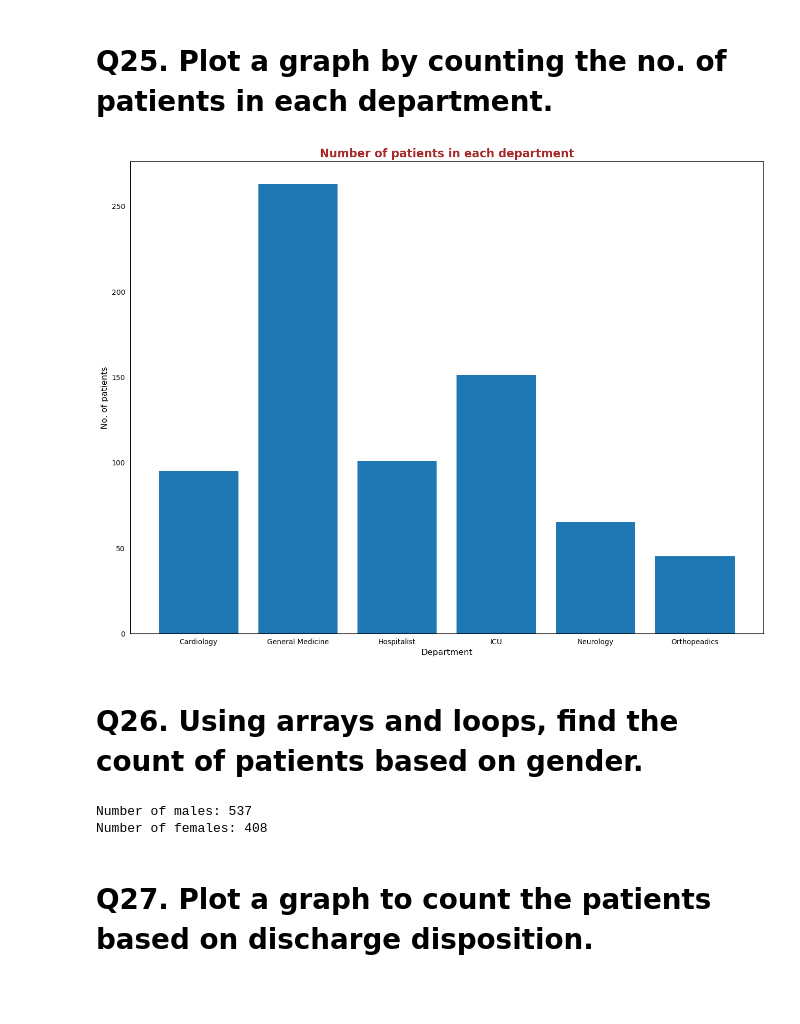
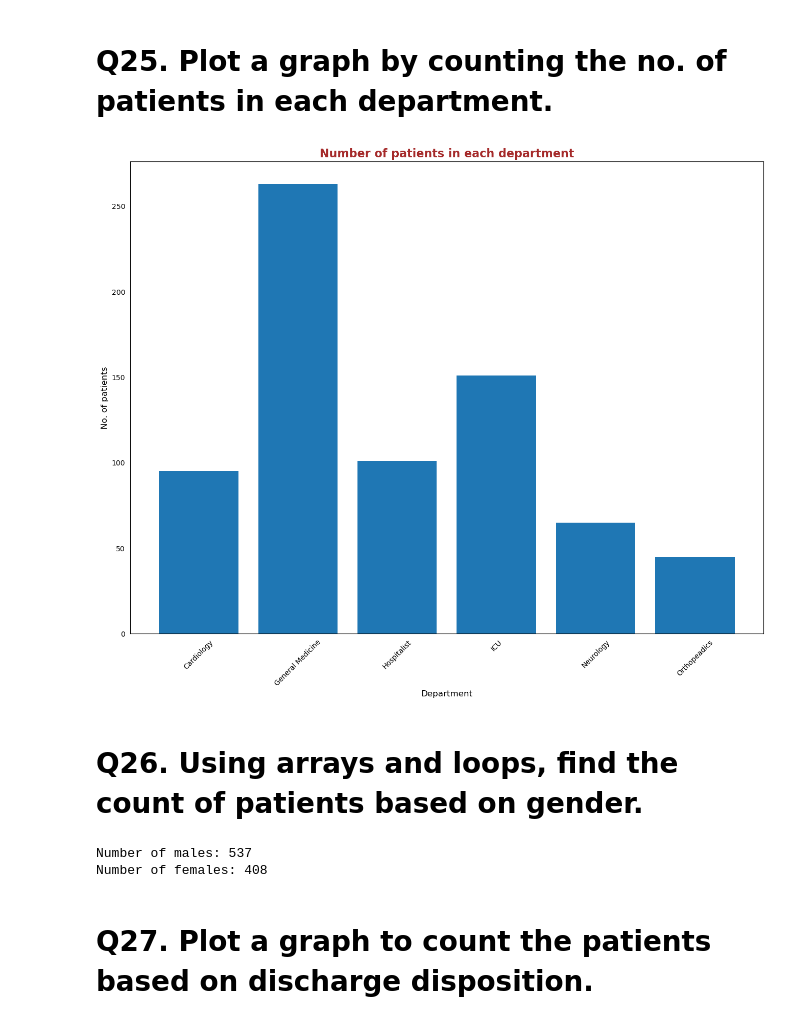
Before and after one commit to Seenu-Raj/Panda_Girls_Team3, a Jupyter notebook: Team3_PandaGirls_Q21-30.ipynb, the cells around one changed output. Drawn from its saved outputs; the diff is of its cells as text; code cells hidden in the pictures; blank space fills up the shorter version.

```diff
--- a/Team3_PandaGirls_Q21-30.ipynb
+++ b/Team3_PandaGirls_Q21-30.ipynb
@@ -121,39 +121,40 @@ print(counts)
 # %%
 df = pd.read_excel('HospitalDatabase.xlsx', sheet_name = 'ReAdmissionRegistry')
 counts = df.groupby('Service').size().reset_index(name='count')
 fig, ax = plt.subplots(figsize =(16, 12))
 plt.bar(counts['Service'], counts['count'])
 ax.xaxis.set_ticks_position('none')
 ax.yaxis.set_ticks_position('none')
 ax.set_title('Number of patients in each department',
              loc ='center', fontsize = 16, fontweight ='bold',
              color ='Brown', )
 ax.set_ylabel('No. of patients', fontsize = 12)
 ax.set_xlabel('Department', fontsize = 12)
 ax.bar_label
+plt.xticks(rotation=45)
 plt.show()
 # %% [output]
-[figure, old version]
+[figure, new version]
 # %% [markdown]
 # Q26. Using arrays and loops, find the count of patients based on gender.
-# %%
-import openpyxl
-wb = openpyxl.load_workbook(r'C:\Users\Subha\Documents\GitHub\Panda_Girls_Team3\HospitalDatabase.xlsx')
-sheet = wb.worksheets[0]
-
-male_count = 0
-female_count = 0
-for row in sheet.iter_rows(min_row=2, max_row=sheet.max_row, min_col=5, max_col=5):
-    Gender = row[0].value
-    if Gender == 'Male':
-        male_count += 1
-    elif Gender == 'Female':
-        female_count += 1
-print(f'Number of males: {male_count}')
-print(f'Number of females: {female_count}')
-# %% [output]
-Number of males: 537
-Number of females: 408
+# %%
+import openpyxl
+wb = openpyxl.load_workbook(r'C:\Users\Subha\Documents\GitHub\Panda_Girls_Team3\HospitalDatabase.xlsx')
+sheet = wb.worksheets[0]
+
+male_count = 0
+female_count = 0
+for row in sheet.iter_rows(min_row=2, max_row=sheet.max_row, min_col=5, max_col=5):
+    Gender = row[0].value
+    if Gender == 'Male':
+        male_count += 1
+    elif Gender == 'Female':
+        female_count += 1
+print(f'Number of males: {male_count}')
+print(f'Number of females: {female_count}')
+# %% [output]
+Number of males: 537
+Number of females: 408
 # %% [markdown]
 # Q27. Plot a graph to count the patients based on discharge disposition.
 # %%
```
Also changed, not shown: parts of 8 cells of this notebook.
